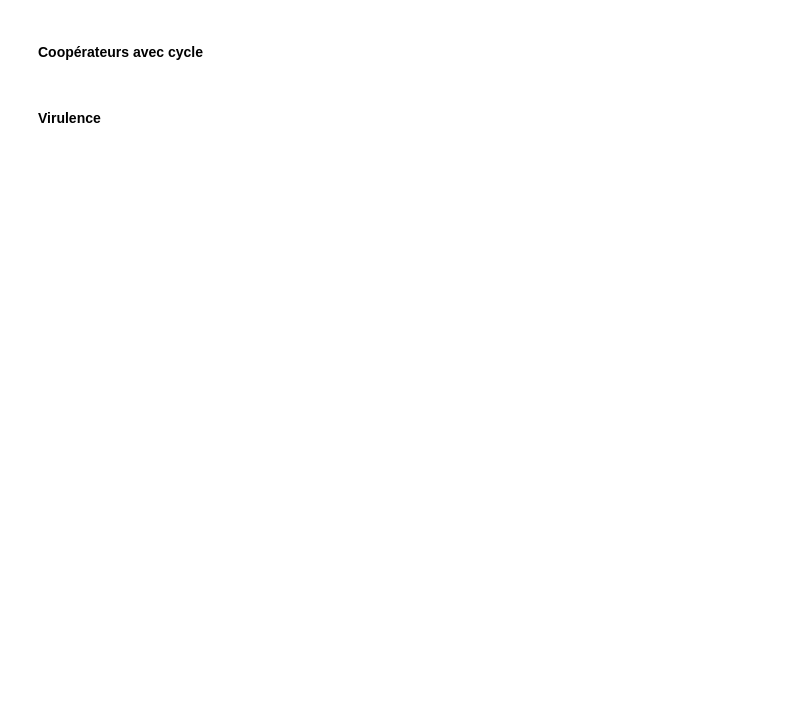
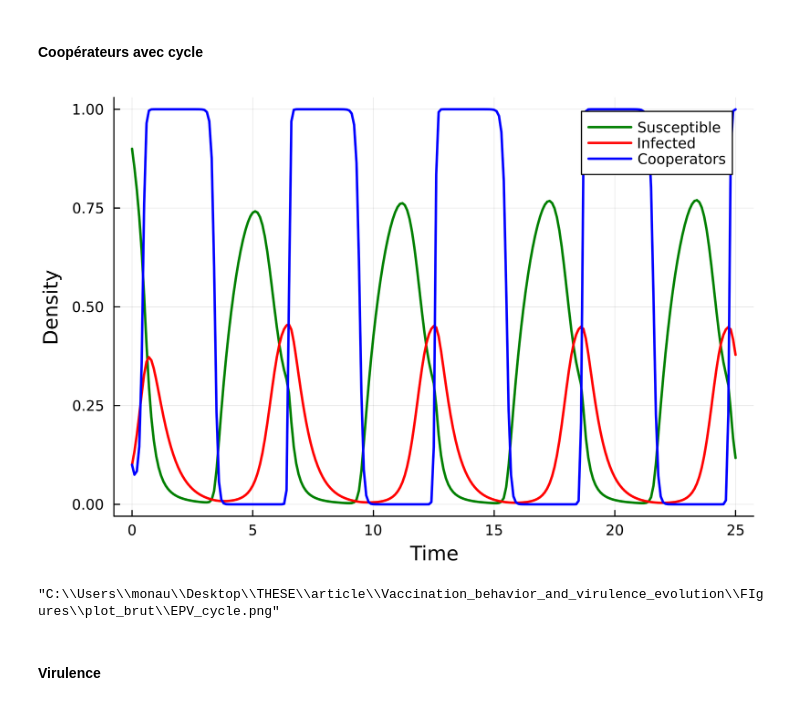
Before and after one commit to C-Monaury/Newborn_vaccination_evo_behavior_model, a Jupyter notebook: Julia/code_jl_imiation_dynamics_and_evolution.ipynb, the cells around one changed output. Cells and saved outputs as stored; diff of their text form; code cells hidden in the pictures; blank space fills up the shorter version.

```diff
--- a/Julia/code_jl_imiation_dynamics_and_evolution.ipynb
+++ b/Julia/code_jl_imiation_dynamics_and_evolution.ipynb
@@ -411,12 +404,16 @@ savefig("C:/Users/monau/Desktop/THESE/article/Vaccination_behavior_and_virulence
 #### Coopérateurs avec cycle
 # %%
 
-ptime_serie =ParTime(tspan = (0,50))
-param_basic2 = parma_evo_comp(vit =50,rv = 0.1,p1 = 15,p2 = 0.5,var=0.1)
-sol = sim_mod(iniv ,param_basic2 ,ptime_serie,Vern9() )
-time_plot(sol)
+ptime_serie =ParTime(tspan = (0,25))
+param_EPV_cycle = parma_evo_comp(vit =100,rv = 0.05,p1 = 10,p2 = 0.5,var=0.1)
+sol = sim_mod(iniv ,param_EPV_cycle,ptime_serie,Vern9() )
 
-savefig("C:/Users/monau/Desktop/THESE/article/Vaccination_behavior_and_virulence_evolution/FIgures/plot_brut/time_plot_coop.png")
+display(time_plot(sol,:topright))
+
+savefig("C:/Users/monau/Desktop/THESE/article/Vaccination_behavior_and_virulence_evolution/FIgures/plot_brut/EPV_cycle.png")
+# %% [output]
+[figure, added]
+"C:\\Users\\monau\\Desktop\\THESE\\article\\Vaccination_behavior_and_virulence_evolution\\FIgures\\plot_brut\\EPV_cycle.png"
 # %% [markdown]
 #### Virulence
 # %%
```
Also changed, not shown: parts of 15 cells of this notebook.
